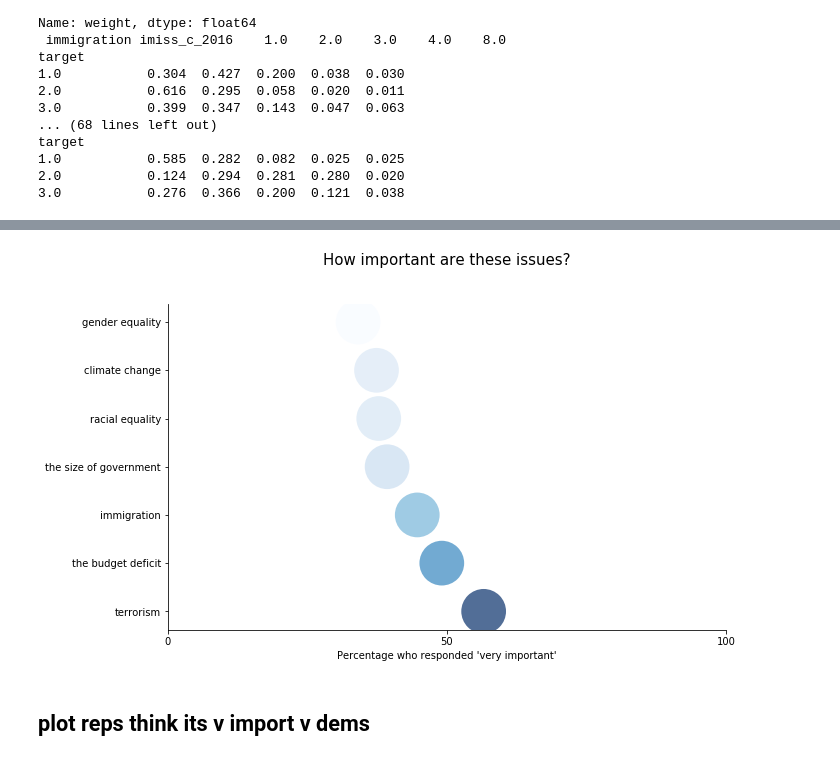
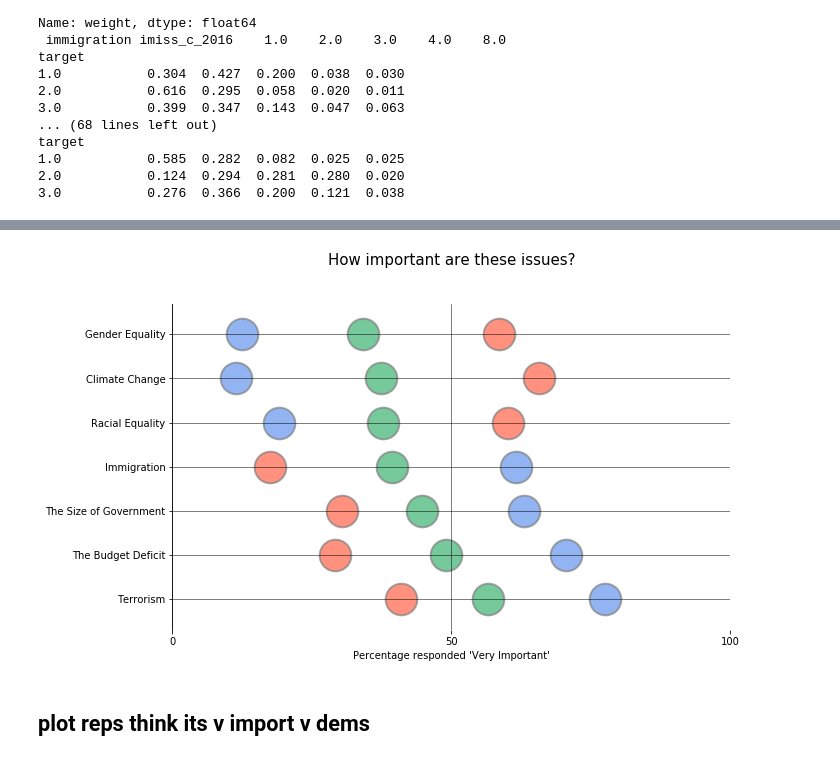
Before and after one commit to ali0003433/predict-by-issue-prioritization, a Jupyter notebook: notebooks/word-cloud.ipynb, the cells around one changed output, grey strips where cells are left out. Drawn from its saved outputs; the diff is of its cells as text; code cells hidden in the pictures.

```diff
--- a/notebooks/word-cloud.ipynb
+++ b/notebooks/word-cloud.ipynb
@@ -90,27 +90,44 @@ wd.to_file("slctd_feats.png")
 # %%
-freq_dict
+amrcns_dict
 list_ = []
 val_list = []
-for key,val in freq_dict.items():
+for key,val in amrcns_dict.items():
     list_.append(key)
     val_list.append(val)
+# %%
+clnt_dict
+list_ = []
+val_list_clnt = []
+for key,val in clnt_dict.items():
+    list_.append(key)
+    val_list_clnt.append(val)
+# %%
+trmp_dict
+list_ = []
+val_list_trmp = []
+for key,val in trmp_dict.items():
+    list_.append(key)
+    val_list_trmp.append(val)
 # %%
-x=val_list
-y=list_
-fig, ax = plt.subplots(1, 1, figsize=(10, 6))
-plt.scatter(x=x, y=y, s=2000, c=x, cmap="Blues", alpha=0.7, edgecolors="grey", linewidth=0)
+fig, ax = plt.subplots(1,1, figsize=(10, 6))
+plt.scatter(x=val_list, y=list_, s=1000, c='mediumseagreen', alpha=0.7, edgecolors="grey", linewidth=2)
+plt.scatter(x=val_list_clnt, y=list_, s=1000, c='tomato', alpha=0.7, edgecolors="grey", linewidth=2)
+plt.scatter(x=val_list_trmp, y=list_, s=1000, c='cornflowerblue', alpha=0.7, edgecolors="grey", linewidth=2)
+
 plt.xlim(0,1)
 ax.get_xaxis().set_visible(True)
 ax.set_xticks([0, .5, 1])
 ax.set_xticklabels([0, 50, 100])
-ax.set_xlabel('Percentage who responded \'very important\'')
+ax.set_xlabel('Percentage responded \'Very Important\'')
 ax.spines['right'].set_visible(False)
 ax.spines['top'].set_visible(False)
-ax.spines['bottom'].set_visible(True)
+ax.spines['bottom'].set_visible(False)
 ax.set_title('How important are these issues?', fontsize=15, y=1.1)
 plt.savefig('bubble_chrt.png')
+ax.grid(linestyle='-', linewidth='0.5', color='black')
+
 plt.show()
 # %% [output]
-[figure, old version]
+[figure, new version]
 # %% [markdown]
 ## plot reps think its v import v dems
```
Also changed, not shown: parts of 4 cells of this notebook, 3 other files.
